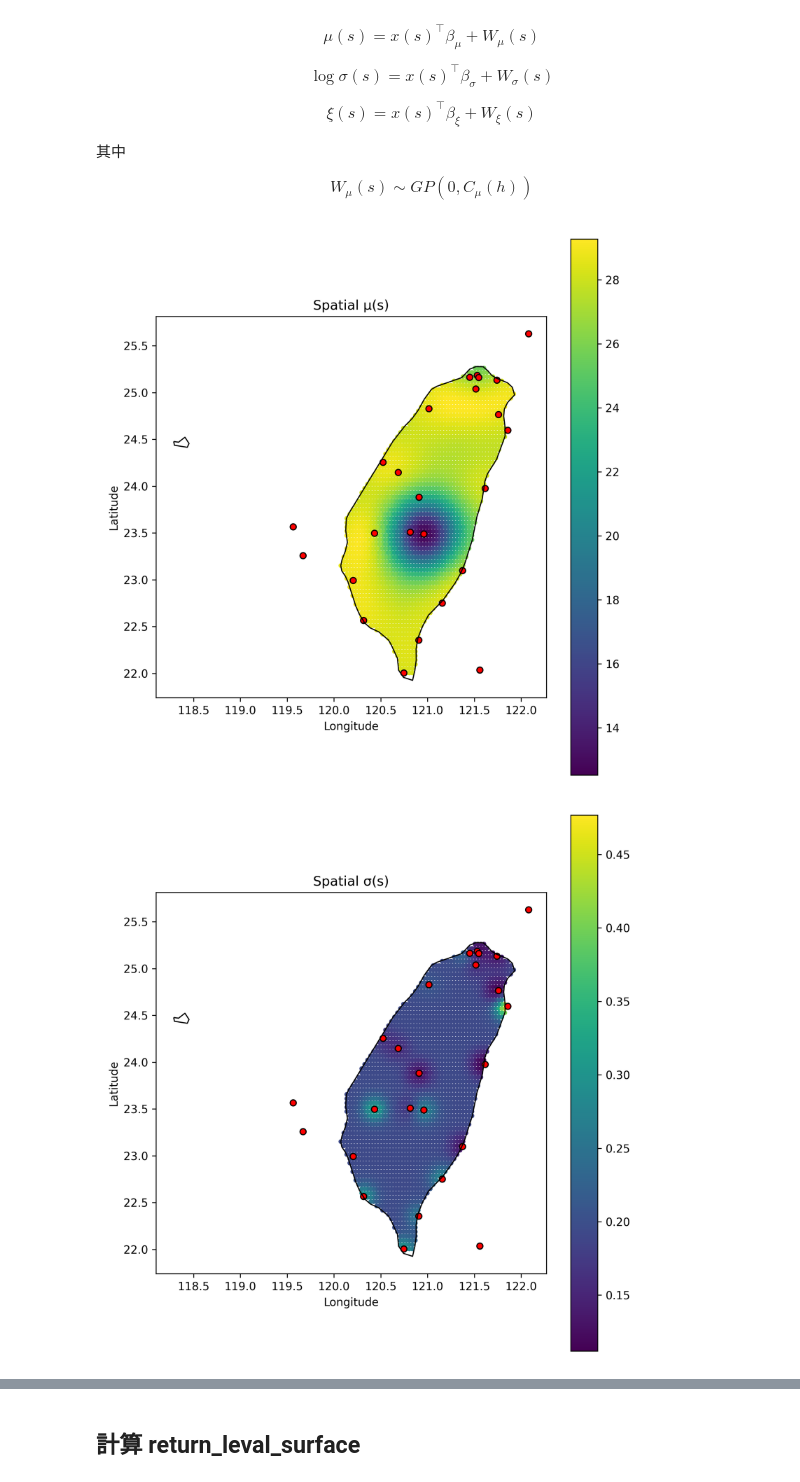
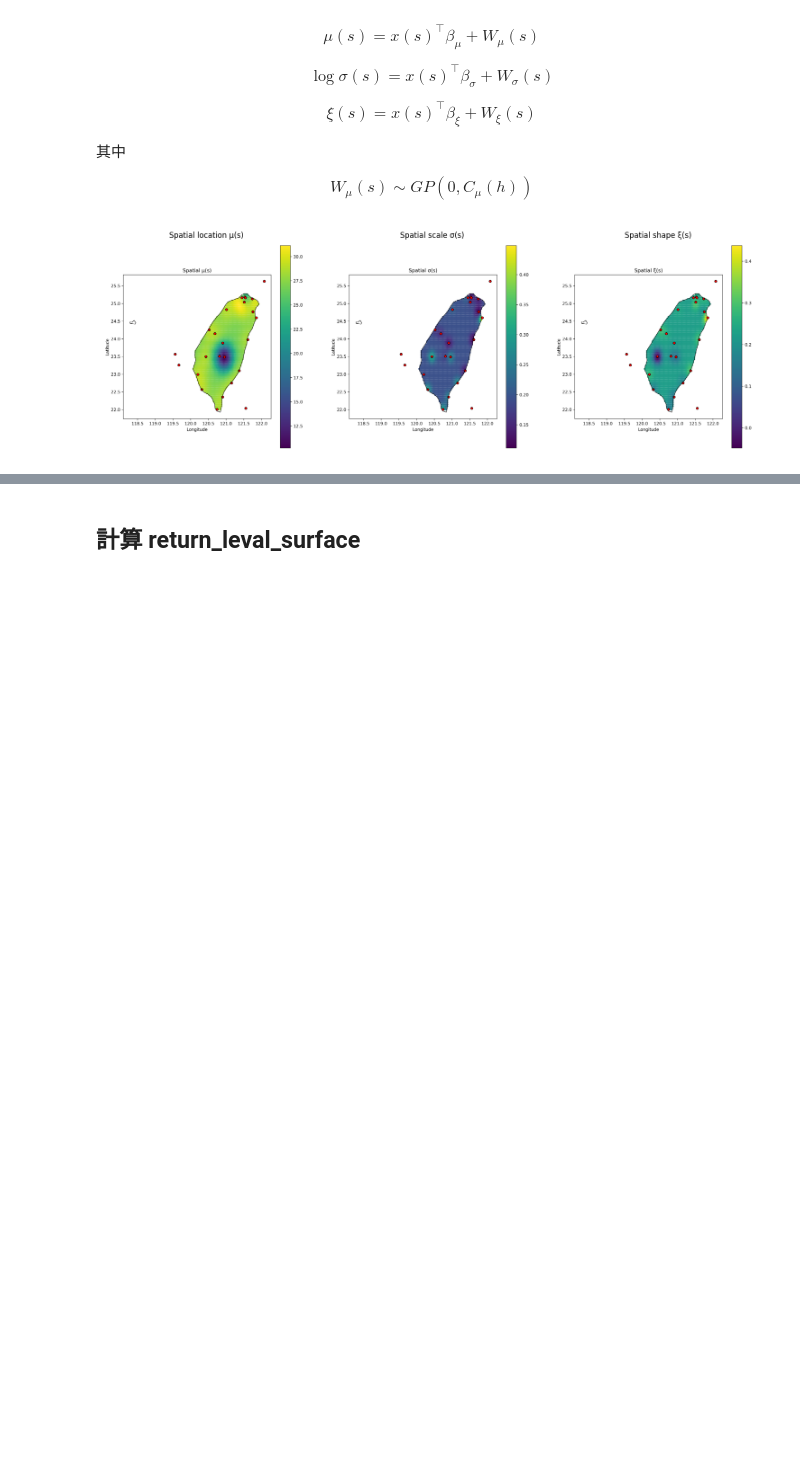
Before and after one commit to shu-ming0808/gev-use-nn, a Jupyter notebook: notebooks/main.ipynb, the cells around one changed output, grey strips where cells are left out. Saved outputs shown, nothing was run; the diff lists cells and outputs as text; code cells hidden in the pictures; blank space fills up the shorter version.

```diff
--- a/notebooks/main.ipynb
+++ b/notebooks/main.ipynb
@@ -497,44 +502,55 @@ $$W_\mu(s) \sim GP(0, C_\mu(h))$$
 # %%
 from pathlib import Path
 import subprocess
-from IPython.display import Image, display
+import matplotlib.pyplot as plt
+import matplotlib.image as mpimg
 
 BASE_DIR = Path().resolve()
 
 while not (BASE_DIR / "data").exists():
     BASE_DIR = BASE_DIR.parent
 
 # Step 1: NN estimation
 subprocess.run(
     ["python", str(BASE_DIR / "src" / "estimate_real_params.py")],
     check=True
 )
 
 # Step 2: merge location
 subprocess.run(
     ["python", str(BASE_DIR / "src" / "merge_station_data.py")],
     check=True
 )
 
-# Step 3: Kriging（🔥你剛剛改的重點）
+# Step 3: Kriging
 result = subprocess.run(
     ["python", str(BASE_DIR / "src" / "kriging_params.py")],
     capture_output=True,
-    text=True
+    text=True,
+    check=True,
 )
 
 # Step 4: plot
 subprocess.run(
     ["python", str(BASE_DIR / "src" / "plot_gev_maps.py")],
     check=True
 )
 
-# 顯示圖
+# Display maps as a 1 x 3 panel.
 fig_dir = BASE_DIR / "results" / "figures"
+fig_specs = [
+    ("map_mu.png", "Spatial location μ(s)"),
+    ("map_sigma.png", "Spatial scale σ(s)"),
+    ("map_xi.png", "Spatial shape ξ(s)"),
+]
 
-display(Image(filename=str(fig_dir / "map_mu.png")))
-display(Image(filename=str(fig_dir / "map_sigma.png")))
-display(Image(filename=str(fig_dir / "map_xi.png")))
+fig, axes = plt.subplots(1, 3, figsize=(15, 5), constrained_layout=True)
+for ax, (filename, title) in zip(axes, fig_specs):
+    img = mpimg.imread(fig_dir / filename)
+    ax.imshow(img)
+    ax.set_title(title)
+    ax.axis("off")
+
+plt.show()
 # %% [output]
-[figure, old version]
+[figure, new version]
-[figure, removed]
```
Also changed, not shown: parts of 8 cells of this notebook, 3 other files.
